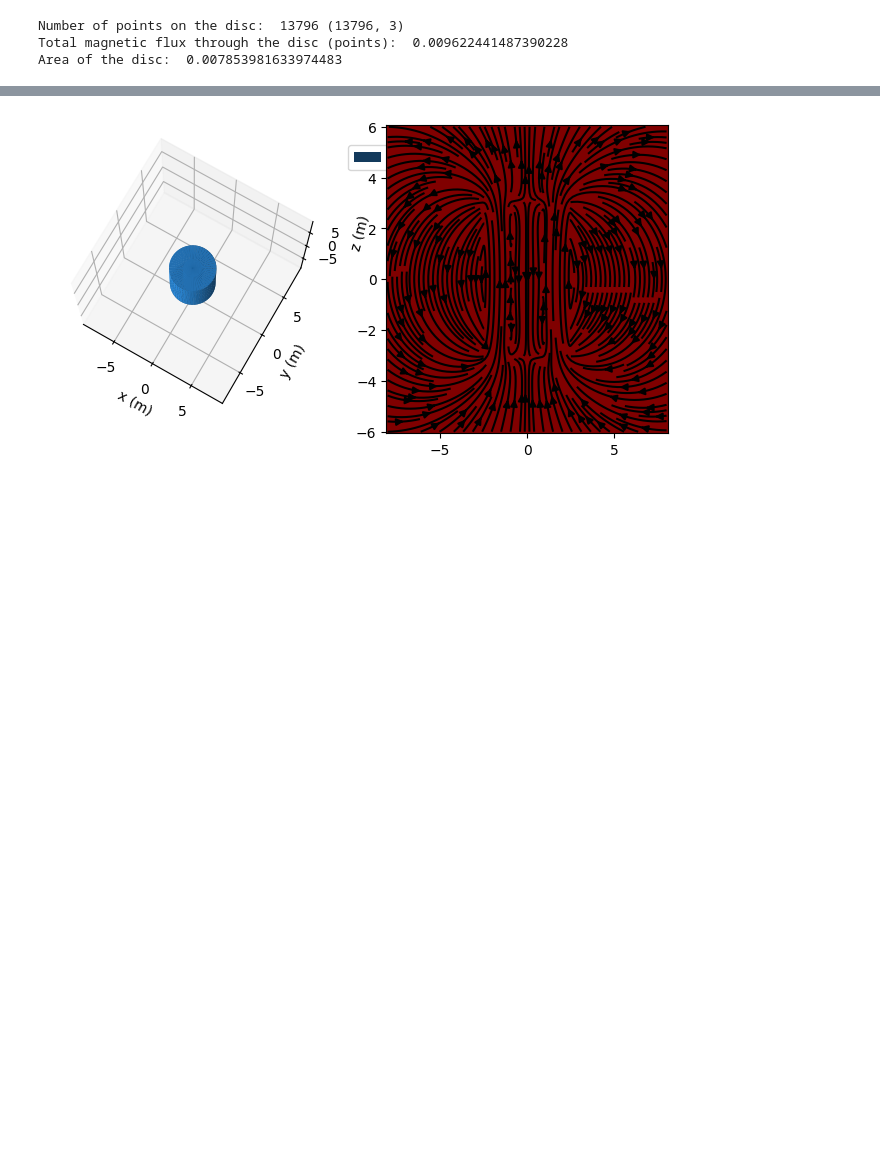
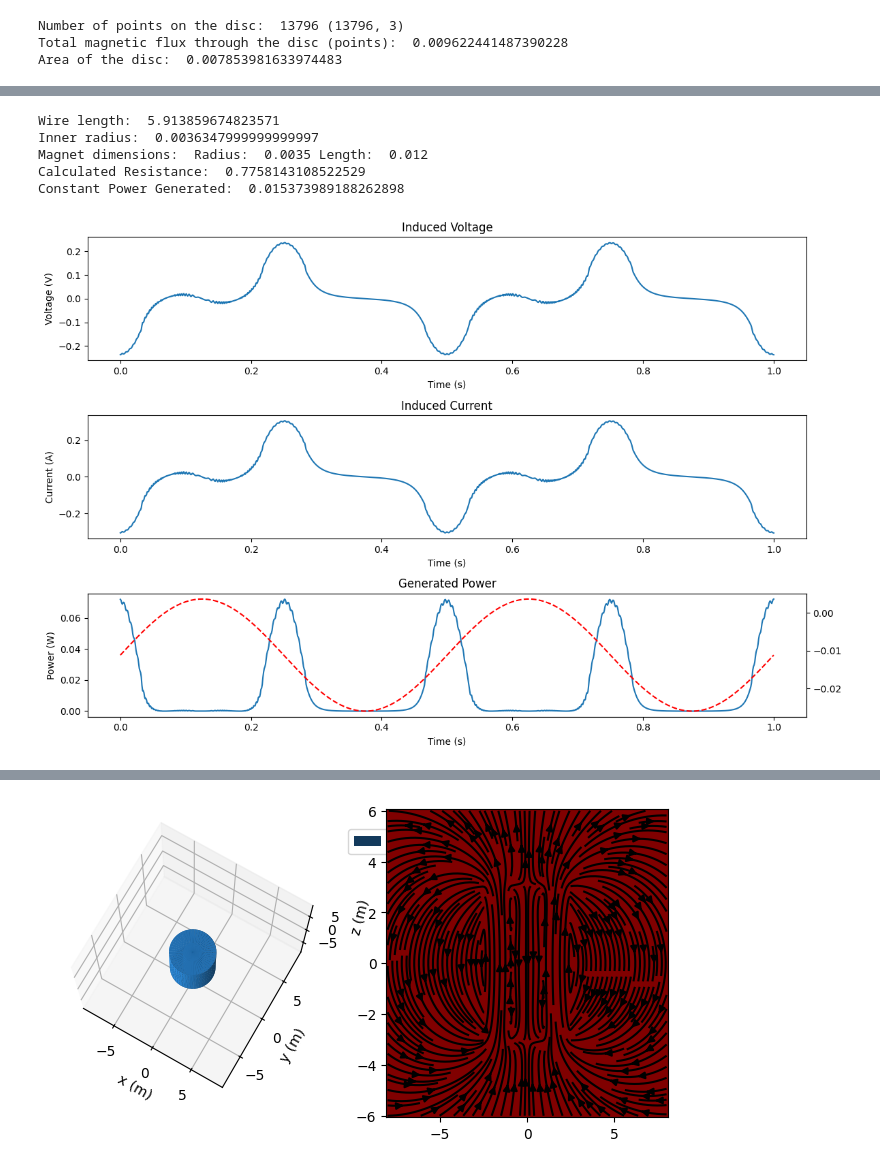
Before and after one commit to Sebleko/induction_generator, a Jupyter notebook: python/induction-simulation.ipynb, the cells around one changed output, grey strips where cells are left out. Cells and saved outputs as stored; diff of their text form; code cells hidden in the pictures; blank space fills up the shorter version.

```diff
--- a/python/induction-simulation.ipynb
+++ b/python/induction-simulation.ipynb
@@ -566,0 +515,62 @@ Constant Power Generated:  0.0032232941074005705
+# %%
+# This is the simulation of a design that consists of two coils and a magnet swinging inside the coils. At rest the magnet is positioned between the coils.
+# The generator should have the dimensions of an AAA battery.
+
+
+
+# Parameters
+
+# Physical constants
+magnetization = 1.27e6 # Magnetization of a neodymium magnet in A/m
+magnetization = 9e5 # Low estimate for N48 neodymium magnet
+
+
+outer_radius = 0.0105 / 2  # Radius of AAA battery (m)
+outer_length = 0.0445  # Length of AAA battery (m) (Could in principle be longer as the battery compartment is open on one side.)
+number_of_turns = 200  # Number of turns in the coil
+coil_length = outer_length / 2  # Length of the coil (m)
+coil_radius = 0.0105 / 2  # Radius of the coil (m)
+coil_separation = 0.0001  # Separation/Gap between the two coils (m)
+wire_diameter = 0.00016 # Diameter of the wire in meters (0.16 mm) (34 AWG wire)
+wire_diameter = 0.0001016 # 38 AWG wire
+wire_diameter = 0.0004038 # 26 AWG wire
+
+inner_radius, wire_length = calculate_inner_radius(outer_radius, coil_length, number_of_turns, wire_diameter)
+print("Wire length: ", wire_length)
+R = calculate_resistance_of_coil(wire_length, wire_diameter, 1.68e-8)
+print("Inner radius: ", inner_radius)
+magnet_radius = 0.0035 #inner_radius - 0.0001
+magnet_length = 0.012  # Length of the magnet in meters
+print("Magnet dimensions: ", "Radius: ", magnet_radius, "Length: ", magnet_length)
+magnet = create_cylinder_magnet(magnet_radius, magnet_length, magnetization)
+
+# Now we calculate the voltage accross, say, the right coil. The total voltage is the sum of the voltages across the two coils.
+# The layout is symmetric so the two final voltage should be twice the voltage of the right coil. We will set the origin of the z-axis to the middle of the right coil.
+
+# Determine the resting position of the magnet assuming that there is a separation between the two coils and the magnet is in the middle.
+resting_position = -coil_length / 2 - coil_separation / 2
+
+# The magnet is oscillating up and down with a frequency of 2 Hz and an amplitude of 3 cm.
+amplitude = outer_length/3  # Amplitude of the motion (m) Assuming that not the full length of the module can be used.
+frequency = 2  # Frequency of the motion (Hz)
+omega = 2 * np.pi * frequency  # Angular frequency (rad/s)
+equation_of_motion = lambda t: amplitude * np.sin(omega * t) + resting_position
+
+# Time array
+t = np.linspace(0, 1, 1000)  # Time from 0 to 1 seconds discretized into 1000 points
+
+# Voltage across the right coil
+V_right = calculate_voltage(t, equation_of_motion, coil_radius, number_of_turns, coil_length, magnet, r_discretization=20, z_discretization=100*multiplier)
+
+# Total voltage is twice the voltage of the right coil. The coils must be connected so that the voltages add up.
+V = 2 * V_right
+
+
+plot(t, V * 2, R, equation_of_motion)
+# %% [output]
+Wire length:  5.913859674823571
+Inner radius:  0.0036347999999999997
+Magnet dimensions:  Radius:  0.0035 Length:  0.012
+Calculated Resistance:  0.7758143108522529
+Constant Power Generated:  0.015373989188262898
+[figure, added]
```
Also changed, not shown: parts of 4 cells of this notebook, 1 other file.
